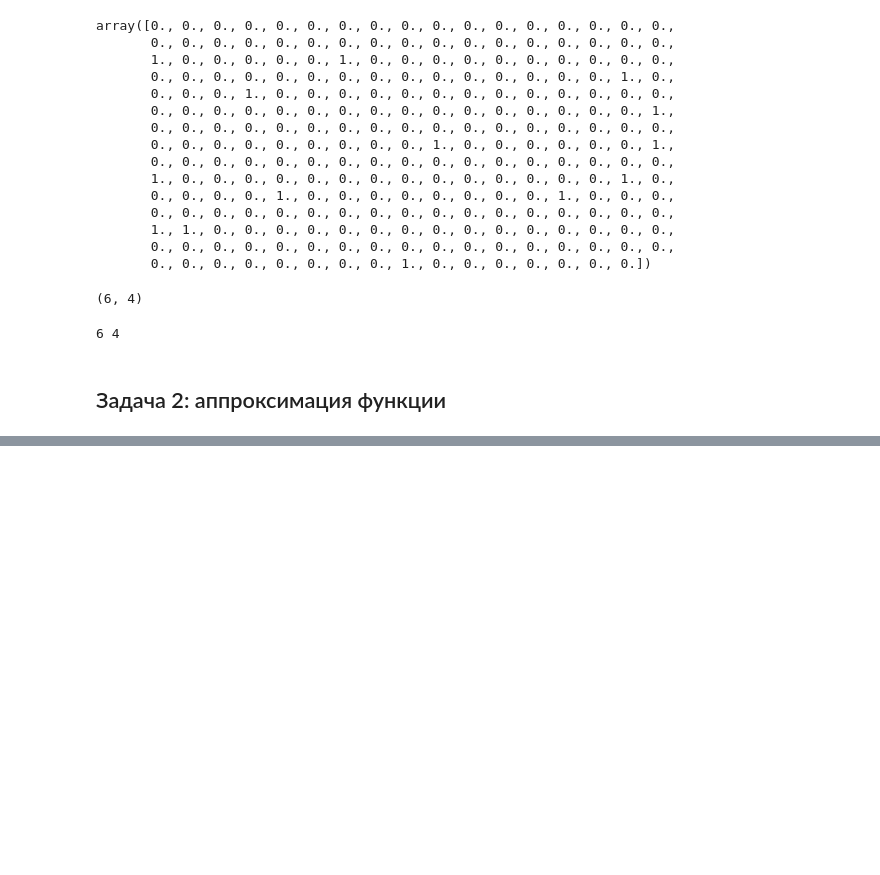
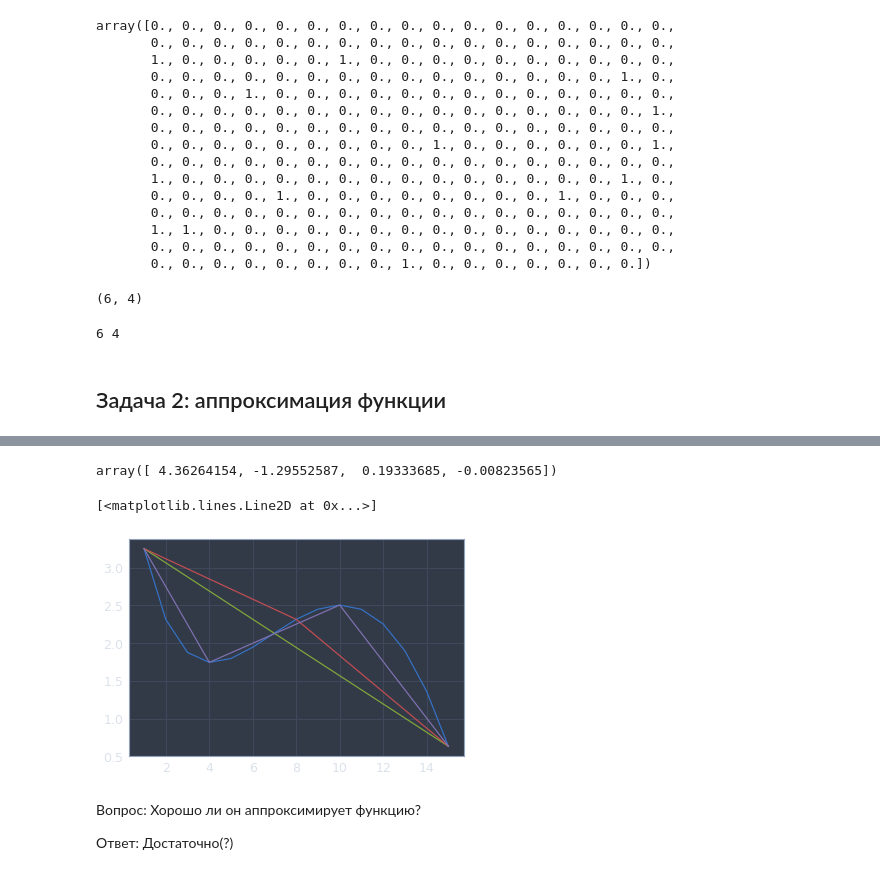
Before and after one commit to AndsoiIo/booster-MDS, a Jupyter notebook: week4/Линейная алгебра - сходство текстов и аппроксимация функций.ipynb, the cells around one changed output, grey strips where cells are left out. Cells and saved outputs as stored; diff of their text form; code cells hidden in the pictures; blank space fills up the shorter version.

```diff
--- a/week4/Линейная алгебра - сходство текстов и аппроксимация функций.ipynb
+++ b/week4/Линейная алгебра - сходство текстов и аппроксимация функций.ipynb
@@ -99,0 +164,27 @@ def f(x):
+# %%
+matrix_A = np.array([[1, 1, 1, 1],
+                     [1, 4, 4**2, 4**3],
+                     [1, 10, 10**2, 10**3],
+                     [1, 15, 15**2, 15**3]])
+vector_b = np.array(list(map(f, [1, 4, 10, 15])))
+
+result_3 = np.linalg.solve(matrix_A, vector_b)
+result_3
+# %% [output]
+array([ 4.36264154, -1.29552587,  0.19333685, -0.00823565])
+# %%
+# найдем координаты
+x3 = [1, 4, 10, 15]
+y3 = np.polynomial.polynomial.polyval(x3, result_3, tensor=True)
+# %%
+plt.plot(origin_x,origin_y)
+plt.plot(x1,y1)
+plt.plot(x2,y2)
+plt.plot(x3,y3)
+# %% [output]
+[<matplotlib.lines.Line2D at 0x...>]
+[figure, added]
+# %% [markdown]
+Вопрос: Хорошо ли он аппроксимирует функцию?
+
+Ответ: Достаточно(?)
```
Also changed, not shown: parts of 14 cells of this notebook.
